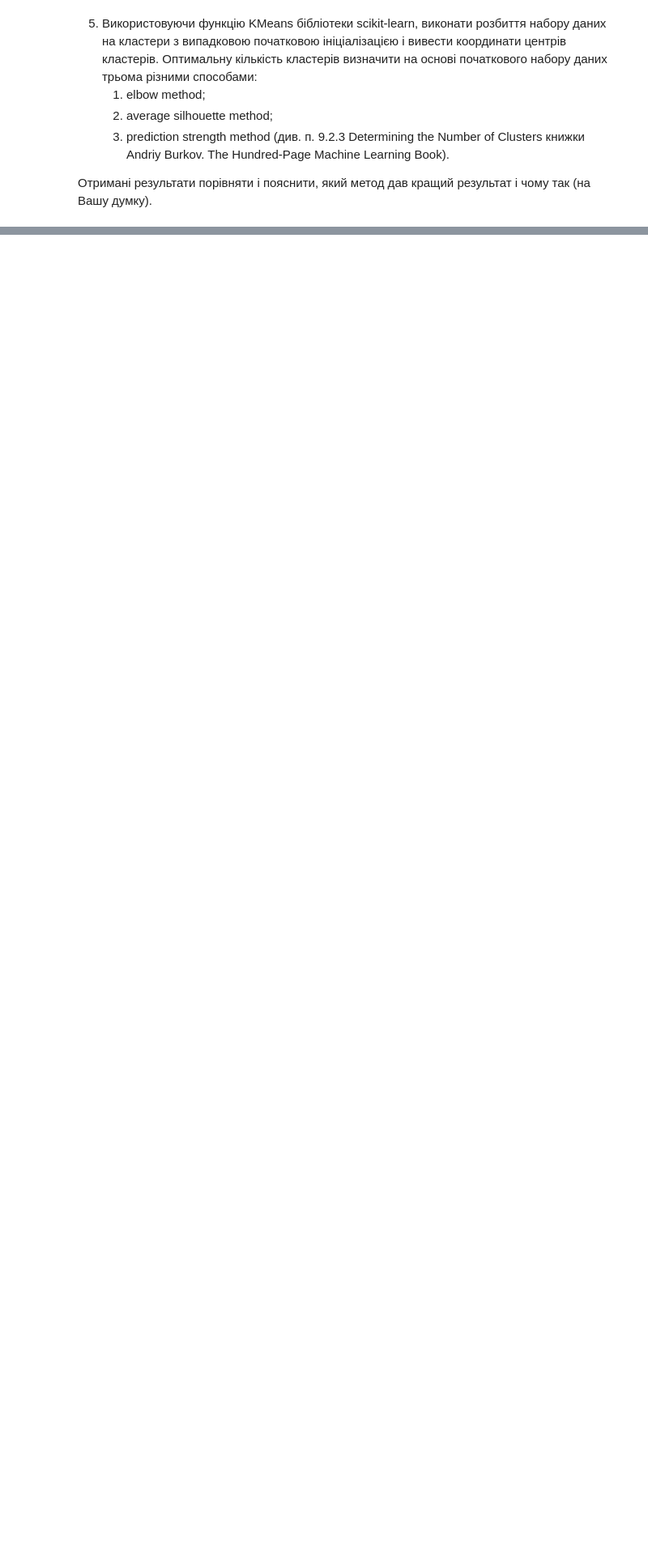
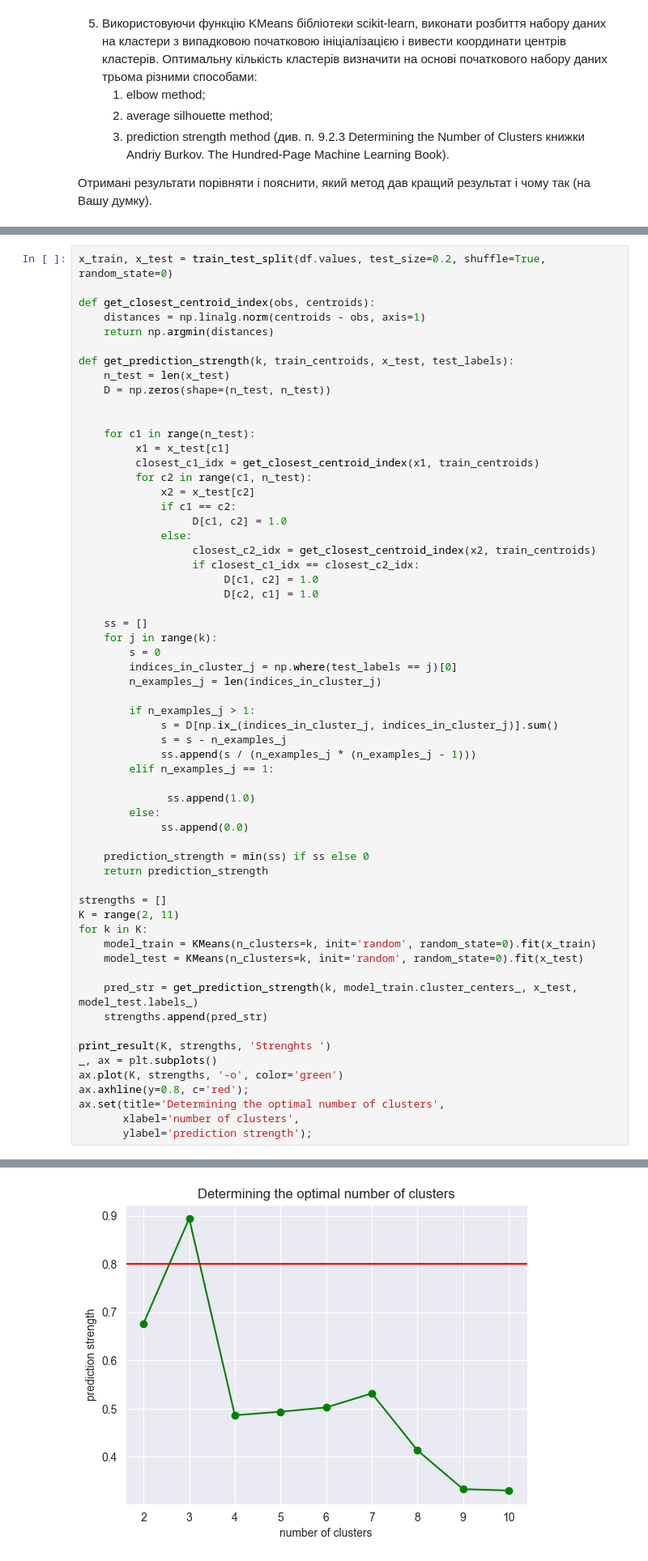
Before and after one commit to ValeriiaBaranivska/ML-2025, a Jupyter notebook: lab-5/ОМН-КМ23-2-Баранівська-ЛР5.ipynb, the cells around one changed output, grey strips where cells are left out. Shown at 81% size. Drawn from its saved outputs; the diff is of its cells as text; blank space fills up the shorter version.

```diff
--- a/lab-5/ОМН-КМ23-2-Баранівська-ЛР5.ipynb
+++ b/lab-5/ОМН-КМ23-2-Баранівська-ЛР5.ipynb
@@ -56,0 +217,61 @@ Book).
+# %%
+x_train, x_test = train_test_split(df.values, test_size=0.2, shuffle=True, random_state=0)
+
+def get_closest_centroid_index(obs, centroids):
+    distances = np.linalg.norm(centroids - obs, axis=1)
+    return np.argmin(distances)
+
+def get_prediction_strength(k, train_centroids, x_test, test_labels):
+    n_test = len(x_test)
+    D = np.zeros(shape=(n_test, n_test))
+
+
+    for c1 in range(n_test):
+         x1 = x_test[c1]
+         closest_c1_idx = get_closest_centroid_index(x1, train_centroids)
+         for c2 in range(c1, n_test):
+             x2 = x_test[c2]
+             if c1 == c2:
+                  D[c1, c2] = 1.0
+             else:
+                  closest_c2_idx = get_closest_centroid_index(x2, train_centroids)
+                  if closest_c1_idx == closest_c2_idx:
+                       D[c1, c2] = 1.0
+                       D[c2, c1] = 1.0
+
+    ss = []
+    for j in range(k):
+        s = 0
+        indices_in_cluster_j = np.where(test_labels == j)[0]
+        n_examples_j = len(indices_in_cluster_j)
+
+        if n_examples_j > 1:
+             s = D[np.ix_(indices_in_cluster_j, indices_in_cluster_j)].sum()
+             s = s - n_examples_j
+             ss.append(s / (n_examples_j * (n_examples_j - 1)))
+        elif n_examples_j == 1:
+
+              ss.append(1.0)
+        else:
+             ss.append(0.0)
+
+    prediction_strength = min(ss) if ss else 0
+    return prediction_strength
+
+strengths = []
+K = range(2, 11)
+for k in K:
+    model_train = KMeans(n_clusters=k, init='random', random_state=0).fit(x_train)
+    model_test = KMeans(n_clusters=k, init='random', random_state=0).fit(x_test)
+
+    pred_str = get_prediction_strength(k, model_train.cluster_centers_, x_test, model_test.labels_)
+    strengths.append(pred_str)
+
+print_result(K, strengths, 'Strenghts ')
+_, ax = plt.subplots()
+ax.plot(K, strengths, '-o', color='green')
+ax.axhline(y=0.8, c='red');
+ax.set(title='Determining the optimal number of clusters',
+       xlabel='number of clusters',
+       ylabel='prediction strength');
+# %% [output]
@@ -56,0 +288 @@ Book).
+[figure, added]
```
Also changed, not shown: parts of 23 cells of this notebook, 1 other file.
